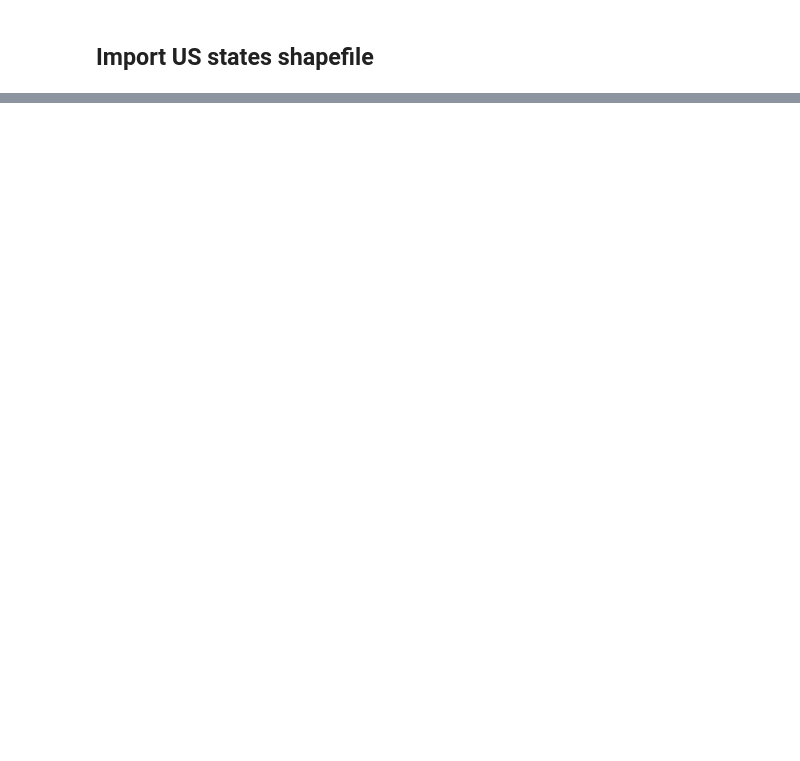
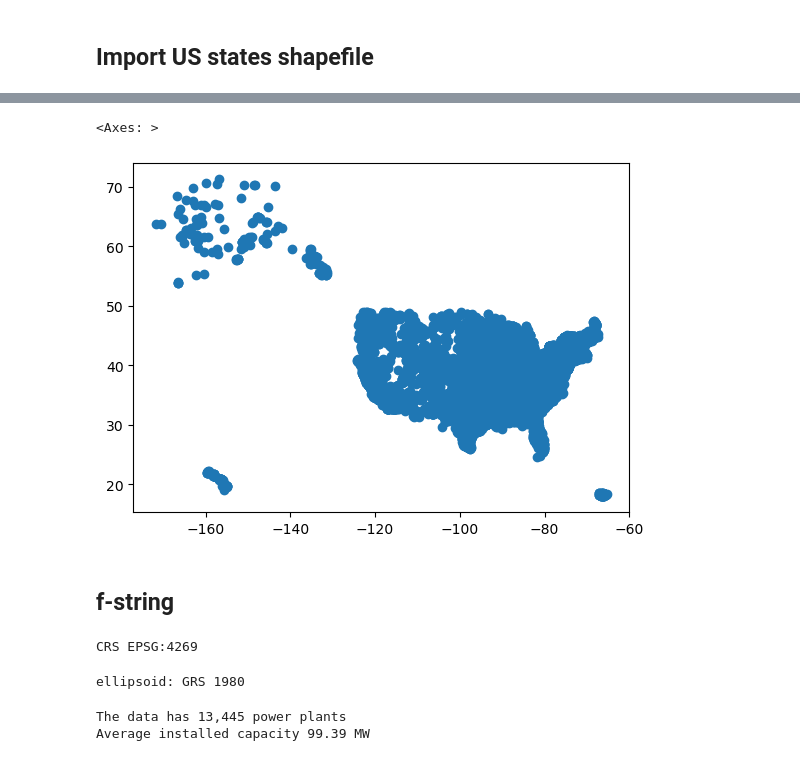
Before and after one commit to karolinasienko/eds220-in-class, a Jupyter notebook: week5/lesson-12-streamline-your-code.ipynb, the cells around one changed output, grey strips where cells are left out. Drawn from its saved outputs; the diff is of its cells as text; code cells hidden in the pictures; blank space fills up the shorter version.

```diff
--- a/week5/lesson-12-streamline-your-code.ipynb
+++ b/week5/lesson-12-streamline-your-code.ipynb
@@ -59,0 +68,9 @@ states.head(3)
+# %%
+# Create points from latitude and longitude
+points = gpd.points_from_xy(power_plants['longitude'],
+                   power_plants['latitude'])
+
+# Create geodataframe
+power_plants = gpd.GeoDataFrame(power_plants, # Data
+                                geometry=points,
+                                crs='EPSG:4269')
@@ -59,0 +92,24 @@ states.head(3)
+# %%
+power_plants.plot()
+# %% [output]
+<Axes: >
+[figure, added]
+# %% [markdown]
+## f-string
+# %%
+print('CRS', power_plants.crs)
+# %% [output]
+CRS EPSG:4269
+# %%
+# Explore CRS
+print(f'ellipsoid: {power_plants.crs.ellipsoid}')
+# %% [output]
+ellipsoid: GRS 1980
+# %%
+# Any expression can go inside the curly brackets
+print(f'The data has {len(power_plants):,} power plants')
+
+print(f"Average installed capacity {power_plants['install_mw'].mean():.2f} MW")
+# %% [output]
+The data has 13,445 power plants
+Average installed capacity 99.39 MW
```
Also changed, not shown: parts of 14 cells of this notebook.
